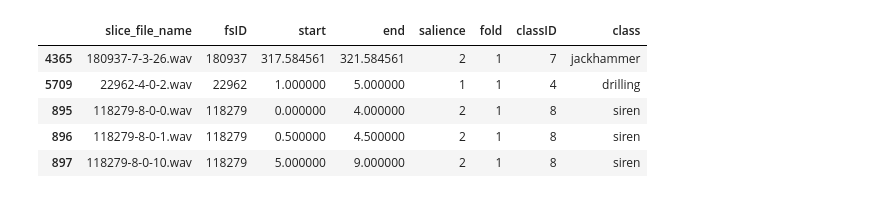
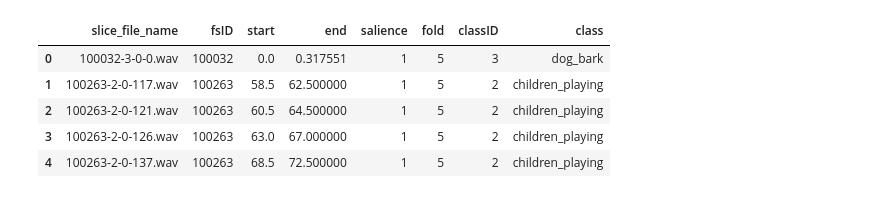
Before and after one commit to ToniCardosooo/ML2-Project, a Jupyter notebook: rnn.ipynb, the cells around one changed output. Drawn from its saved outputs; the diff is of its cells as text; code cells hidden in the pictures.

```diff
--- a/rnn.ipynb
+++ b/rnn.ipynb
@@ -13,12 +14,11 @@ import tensorflow
 from tensorflow.keras.layers import LSTM, Dense
 # %%
 df = pd.read_csv(r'D:\L_IACD\SoundClassification\ML2-Project\UrbanSound8K.csv')
-df = df.sort_values("fold")
 df.head()
 # %% [output]
 |  | slice_file_name | fsID | start | end | salience | fold | classID | class |
-| 4365 | 180937-7-3-26.wav | 180937 | 317.584561 | 321.584561 | 2 | 1 | 7 | jackhammer |
-| 5709 | 22962-4-0-2.wav | 22962 | 1.000000 | 5.000000 | 1 | 1 | 4 | drilling |
-| 895 | 118279-8-0-0.wav | 118279 | 0.000000 | 4.000000 | 2 | 1 | 8 | siren |
-| 896 | 118279-8-0-1.wav | 118279 | 0.500000 | 4.500000 | 2 | 1 | 8 | siren |
-| 897 | 118279-8-0-10.wav | 118279 | 5.000000 | 9.000000 | 2 | 1 | 8 | siren |
+| 0 | 100032-3-0-0.wav | 100032 | 0.0 | 0.317551 | 1 | 5 | 3 | dog_bark |
+| 1 | 100263-2-0-117.wav | 100263 | 58.5 | 62.500000 | 1 | 5 | 2 | children_playing |
+| 2 | 100263-2-0-121.wav | 100263 | 60.5 | 64.500000 | 1 | 5 | 2 | children_playing |
+| 3 | 100263-2-0-126.wav | 100263 | 63.0 | 67.000000 | 1 | 5 | 2 | children_playing |
+| 4 | 100263-2-0-137.wav | 100263 | 68.5 | 72.500000 | 1 | 5 | 2 | children_playing |
```
Also changed, not shown: parts of 4 cells of this notebook, 1 other file.
